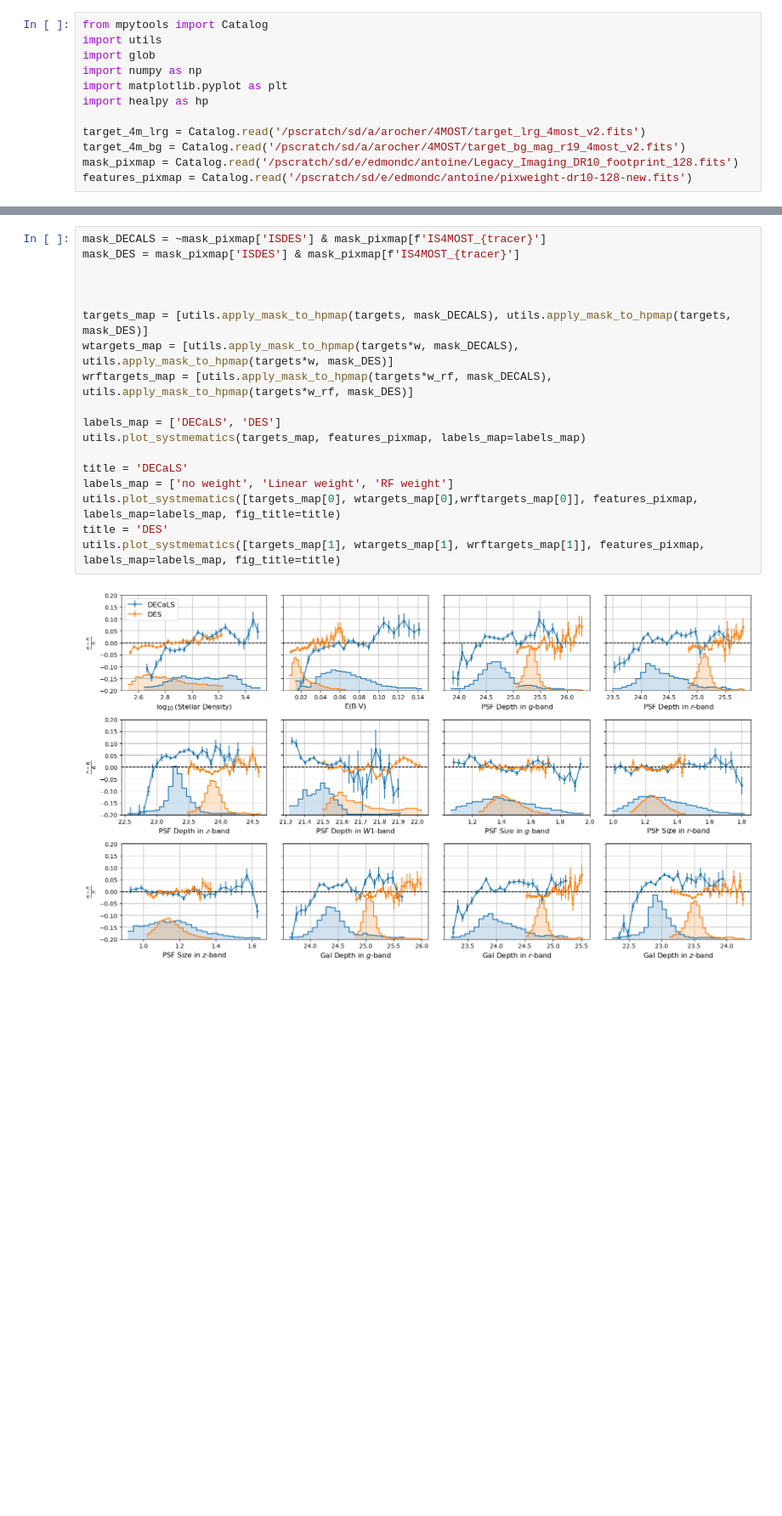
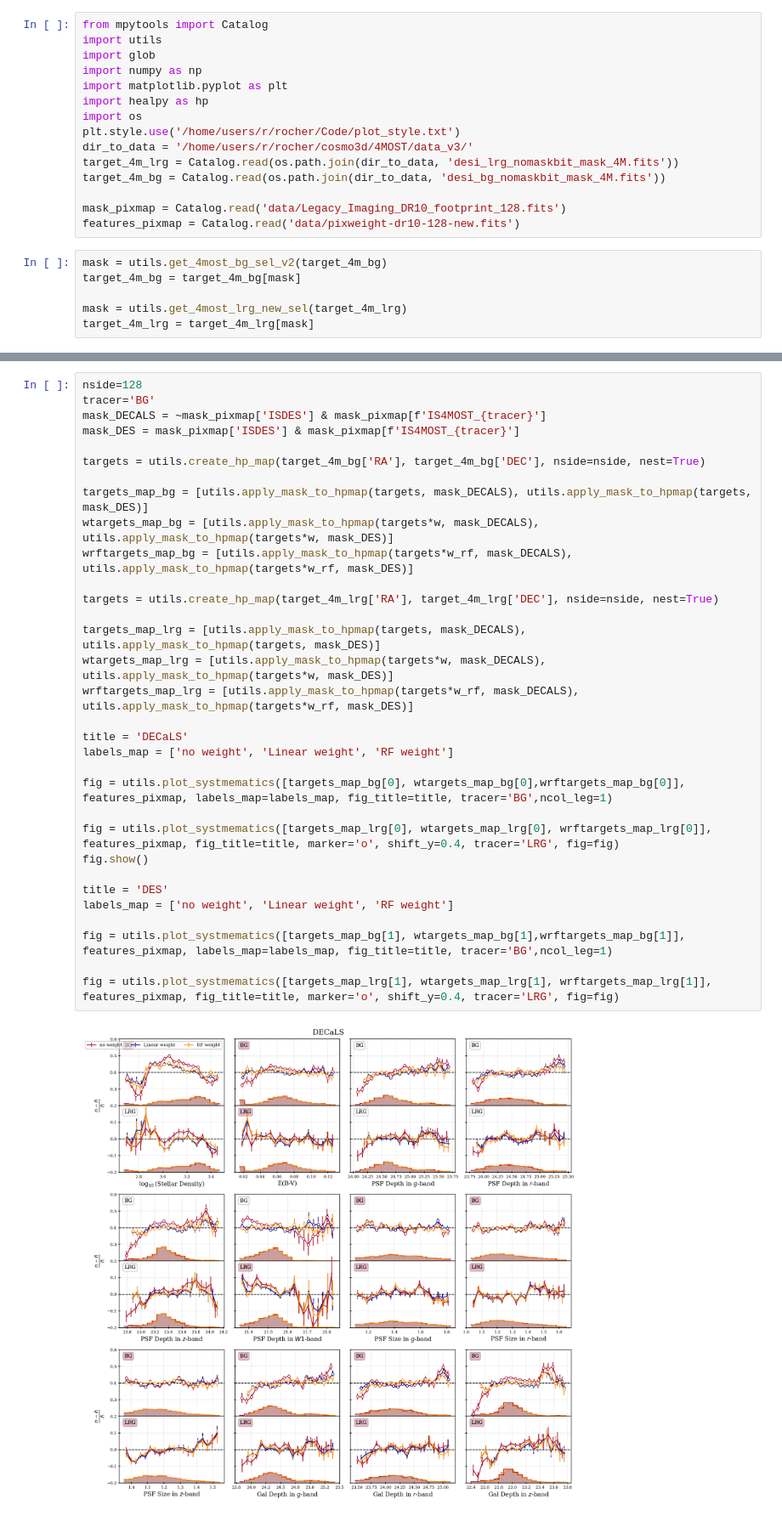
Before and after one commit to 4most-crs/4MOST_CRS_tools, a Jupyter notebook: CRStools/systematic_regression.ipynb, the cells around one changed output, grey strips where cells are left out. Shown at 85% size. Cells and saved outputs as stored; diff of their text form; blank space fills up the shorter version.

```diff
--- a/CRStools/systematic_regression.ipynb
+++ b/CRStools/systematic_regression.ipynb
@@ -5,8 +5,17 @@ import glob
 import numpy as np
 import matplotlib.pyplot as plt
 import healpy as hp
+import os
+plt.style.use('/home/users/r/rocher/Code/plot_style.txt')
+dir_to_data = '/home/users/r/rocher/cosmo3d/4MOST/data_v3/'
+target_4m_lrg = Catalog.read(os.path.join(dir_to_data, 'desi_lrg_nomaskbit_mask_4M.fits'))
+target_4m_bg = Catalog.read(os.path.join(dir_to_data, 'desi_bg_nomaskbit_mask_4M.fits'))
 
-target_4m_lrg = Catalog.read('/pscratch/sd/a/arocher/4MOST/target_lrg_4most_v2.fits')
-target_4m_bg = Catalog.read('/pscratch/sd/a/arocher/4MOST/target_bg_mag_r19_4most_v2.fits')
-mask_pixmap = Catalog.read('/pscratch/sd/e/edmondc/antoine/Legacy_Imaging_DR10_footprint_128.fits')
-features_pixmap = Catalog.read('/pscratch/sd/e/edmondc/antoine/pixweight-dr10-128-new.fits')
+mask_pixmap = Catalog.read('data/Legacy_Imaging_DR10_footprint_128.fits')
+features_pixmap = Catalog.read('data/pixweight-dr10-128-new.fits')
+# %%
+mask = utils.get_4most_bg_sel_v2(target_4m_bg)
+target_4m_bg = target_4m_bg[mask]
+
+mask = utils.get_4most_lrg_new_sel(target_4m_lrg)
+target_4m_lrg = target_4m_lrg[mask]
@@ -53,20 +103,34 @@ utils.plot_kfold(mask_DES)
 # %%
+nside=128
+tracer='BG'
 mask_DECALS = ~mask_pixmap['ISDES'] & mask_pixmap[f'IS4MOST_{tracer}']
 mask_DES = mask_pixmap['ISDES'] & mask_pixmap[f'IS4MOST_{tracer}']
 
+targets = utils.create_hp_map(target_4m_bg['RA'], target_4m_bg['DEC'], nside=nside, nest=True)
 
+targets_map_bg = [utils.apply_mask_to_hpmap(targets, mask_DECALS), utils.apply_mask_to_hpmap(targets, mask_DES)]
+wtargets_map_bg = [utils.apply_mask_to_hpmap(targets*w, mask_DECALS), utils.apply_mask_to_hpmap(targets*w, mask_DES)]
+wrftargets_map_bg = [utils.apply_mask_to_hpmap(targets*w_rf, mask_DECALS), utils.apply_mask_to_hpmap(targets*w_rf, mask_DES)]
 
-targets_map = [utils.apply_mask_to_hpmap(targets, mask_DECALS), utils.apply_mask_to_hpmap(targets, mask_DES)]
-wtargets_map = [utils.apply_mask_to_hpmap(targets*w, mask_DECALS), utils.apply_mask_to_hpmap(targets*w, mask_DES)]
-wrftargets_map = [utils.apply_mask_to_hpmap(targets*w_rf, mask_DECALS), utils.apply_mask_to_hpmap(targets*w_rf, mask_DES)]
+targets = utils.create_hp_map(target_4m_lrg['RA'], target_4m_lrg['DEC'], nside=nside, nest=True)
 
-labels_map = ['DECaLS', 'DES']
-utils.plot_systmematics(targets_map, features_pixmap, labels_map=labels_map)
+targets_map_lrg = [utils.apply_mask_to_hpmap(targets, mask_DECALS), utils.apply_mask_to_hpmap(targets, mask_DES)]
+wtargets_map_lrg = [utils.apply_mask_to_hpmap(targets*w, mask_DECALS), utils.apply_mask_to_hpmap(targets*w, mask_DES)]
+wrftargets_map_lrg = [utils.apply_mask_to_hpmap(targets*w_rf, mask_DECALS), utils.apply_mask_to_hpmap(targets*w_rf, mask_DES)]
 
 title = 'DECaLS'
 labels_map = ['no weight', 'Linear weight', 'RF weight']
-utils.plot_systmematics([targets_map[0], wtargets_map[0],wrftargets_map[0]], features_pixmap, labels_map=labels_map, fig_title=title)
+
+fig = utils.plot_systmematics([targets_map_bg[0], wtargets_map_bg[0],wrftargets_map_bg[0]], features_pixmap, labels_map=labels_map, fig_title=title, tracer='BG',ncol_leg=1)
+
+fig = utils.plot_systmematics([targets_map_lrg[0], wtargets_map_lrg[0], wrftargets_map_lrg[0]], features_pixmap, fig_title=title, marker='o', shift_y=0.4, tracer='LRG', fig=fig)
+fig.show()
+
 title = 'DES'
-utils.plot_systmematics([targets_map[1], wtargets_map[1], wrftargets_map[1]], features_pixmap, labels_map=labels_map, fig_title=title)
+labels_map = ['no weight', 'Linear weight', 'RF weight']
+
+fig = utils.plot_systmematics([targets_map_bg[1], wtargets_map_bg[1],wrftargets_map_bg[1]], features_pixmap, labels_map=labels_map, fig_title=title, tracer='BG',ncol_leg=1)
+
+fig = utils.plot_systmematics([targets_map_lrg[1], wtargets_map_lrg[1], wrftargets_map_lrg[1]], features_pixmap, fig_title=title, marker='o', shift_y=0.4, tracer='LRG', fig=fig)
 # %% [output]
-[figure, old version]
+[figure, new version]
```
Also changed, not shown: parts of 7 cells of this notebook, 8 other files.
